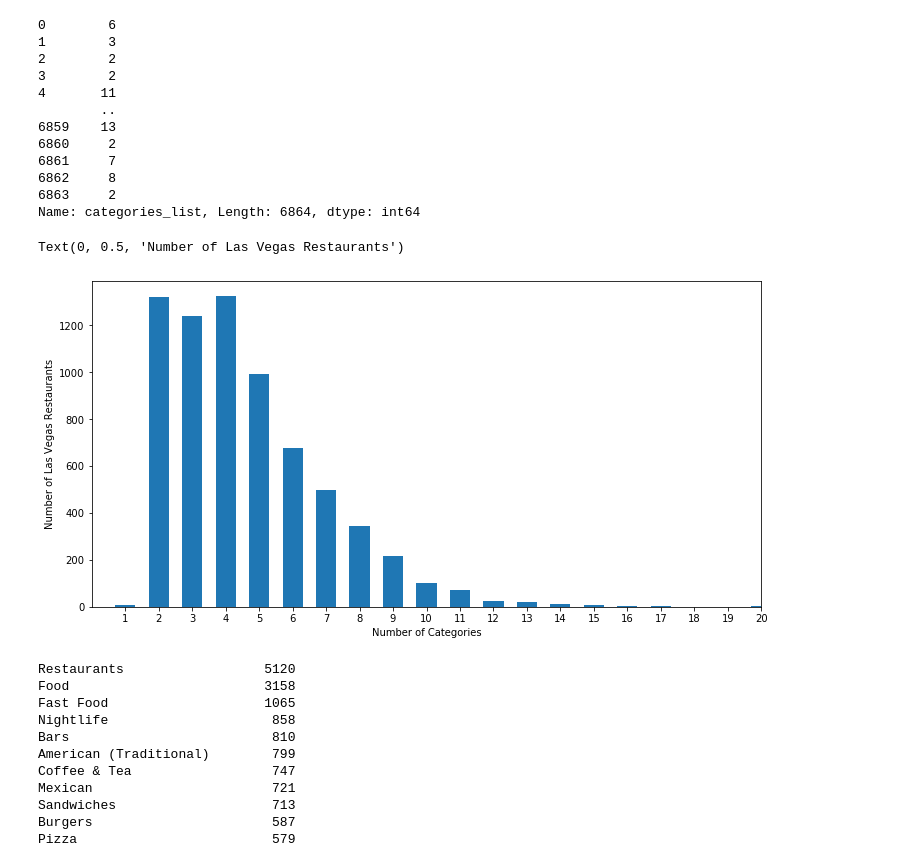
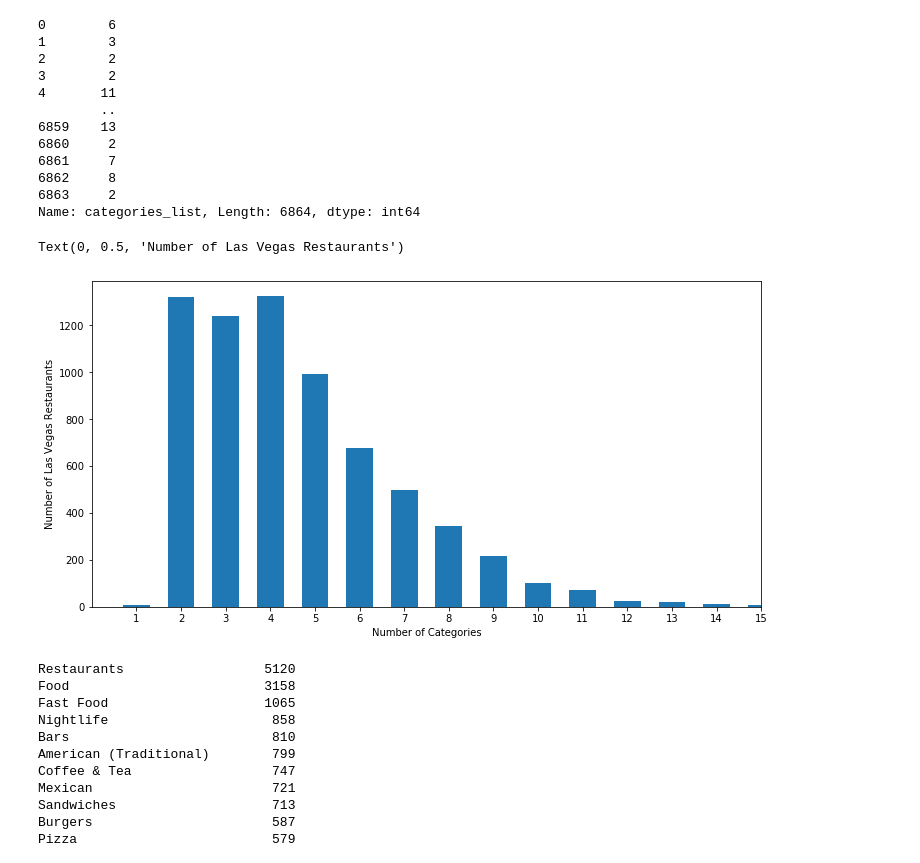
Before and after one commit to pavkalfantis/restaurant_recommender, a Jupyter notebook: TDIproject-Recommender_System.ipynb, the cells around one changed output. Drawn from its saved outputs; the diff is of its cells as text; code cells hidden in the pictures.

```diff
--- a/TDIproject-Recommender_System.ipynb
+++ b/TDIproject-Recommender_System.ipynb
@@ -334,17 +330,17 @@ Name: categories_list, Length: 6864, dtype: int64
 # %%
 x = LV_restaurants.categories_list.str.len().value_counts().index
 y = LV_restaurants.categories_list.str.len().value_counts().values
 
 plt.figure(figsize=(12,6))
 plt.xticks(np.arange(min(x), max(x), 1.0))
-plt.xlim(0,20)
+plt.xlim(0,15)
 
 plt.bar(x, y, width=.6)
 plt.xlabel('Number of Categories')
 plt.ylabel('Number of Las Vegas Restaurants')
 # %% [output]
 Text(0, 0.5, 'Number of Las Vegas Restaurants')
-[figure, old version]
+[figure, new version]
 # %%
 #Most common categories for Las Vegas Restaurants
 
```
Also changed, not shown: parts of 2 cells of this notebook.
